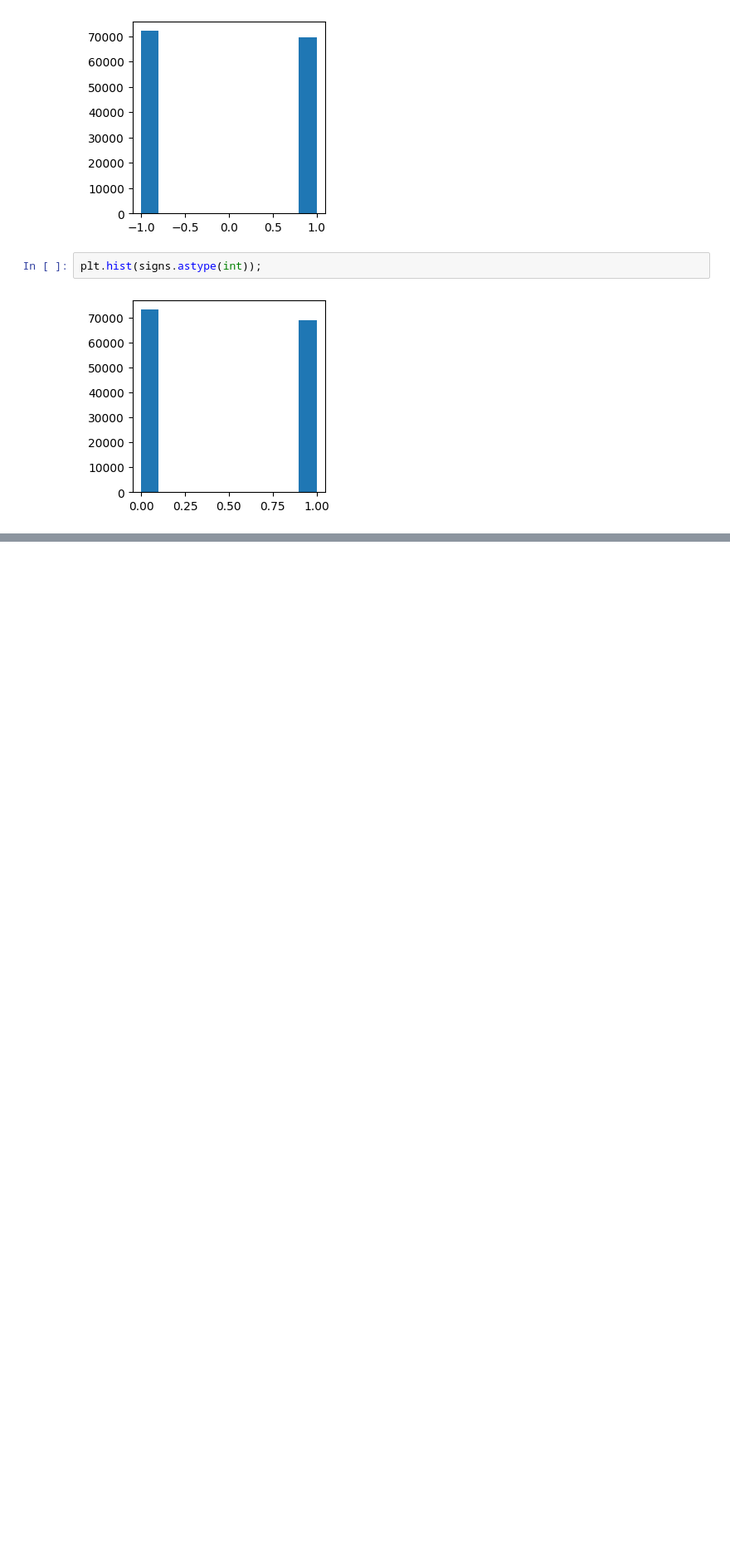
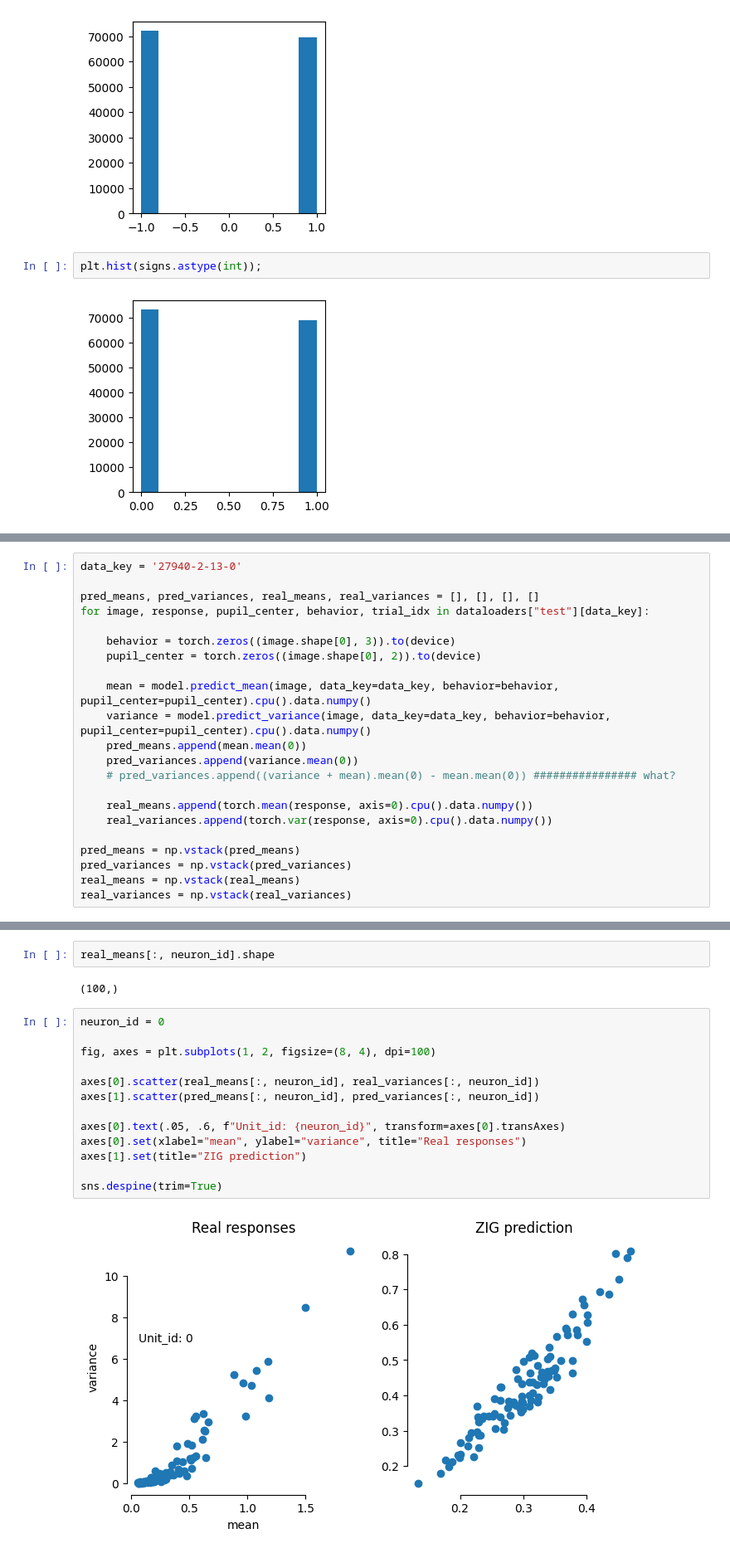
Before and after one commit to sinzlab/nnsysident, a Jupyter notebook: notebooks/mei_newstart.ipynb, the cells around one changed output, grey strips where cells are left out. Shown: that part at 83% size. Drawn from its saved outputs; the diff is of its cells as text; blank space fills up the shorter version.

```diff
--- a/notebooks/mei_newstart.ipynb
+++ b/notebooks/mei_newstart.ipynb
@@ -564,0 +602,22 @@ plt.hist(signs.astype(int));
+# %%
+data_key = '27940-2-13-0'
+
+pred_means, pred_variances, real_means, real_variances = [], [], [], []
+for image, response, pupil_center, behavior, trial_idx in dataloaders["test"][data_key]:
+
+    behavior = torch.zeros((image.shape[0], 3)).to(device)
+    pupil_center = torch.zeros((image.shape[0], 2)).to(device)
+
+    mean = model.predict_mean(image, data_key=data_key, behavior=behavior, pupil_center=pupil_center).cpu().data.numpy()
+    variance = model.predict_variance(image, data_key=data_key, behavior=behavior, pupil_center=pupil_center).cpu().data.numpy()
+    pred_means.append(mean.mean(0))
+    pred_variances.append(variance.mean(0))
+    # pred_variances.append((variance + mean).mean(0) - mean.mean(0)) ################ what?
+
+    real_means.append(torch.mean(response, axis=0).cpu().data.numpy())
+    real_variances.append(torch.var(response, axis=0).cpu().data.numpy())
+
+pred_means = np.vstack(pred_means)
+pred_variances = np.vstack(pred_variances)
+real_means = np.vstack(real_means)
+real_variances = np.vstack(real_variances)
@@ -564,0 +628,19 @@ plt.hist(signs.astype(int));
+# %%
+real_means[:, neuron_id].shape
+# %% [output]
+(100,)
+# %%
+neuron_id = 0
+
+fig, axes = plt.subplots(1, 2, figsize=(8, 4), dpi=100)
+
+axes[0].scatter(real_means[:, neuron_id], real_variances[:, neuron_id])
+axes[1].scatter(pred_means[:, neuron_id], pred_variances[:, neuron_id])
+
+axes[0].text(.05, .6, f"Unit_id: {neuron_id}", transform=axes[0].transAxes)
+axes[0].set(xlabel="mean", ylabel="variance", title="Real responses")
+axes[1].set(title="ZIG prediction")
+
+sns.despine(trim=True)
+# %% [output]
+[figure, added]
```
Also changed, not shown: parts of 24 cells of this notebook.
